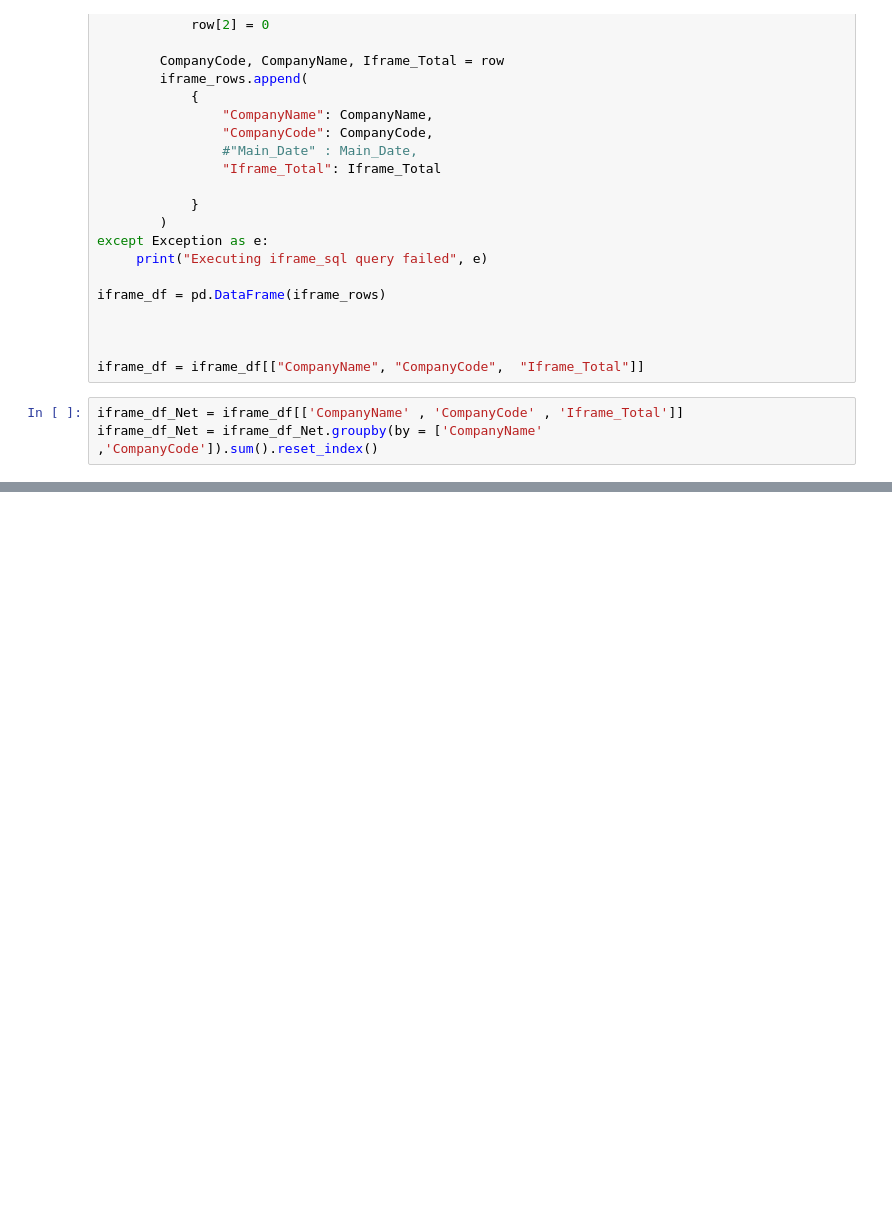
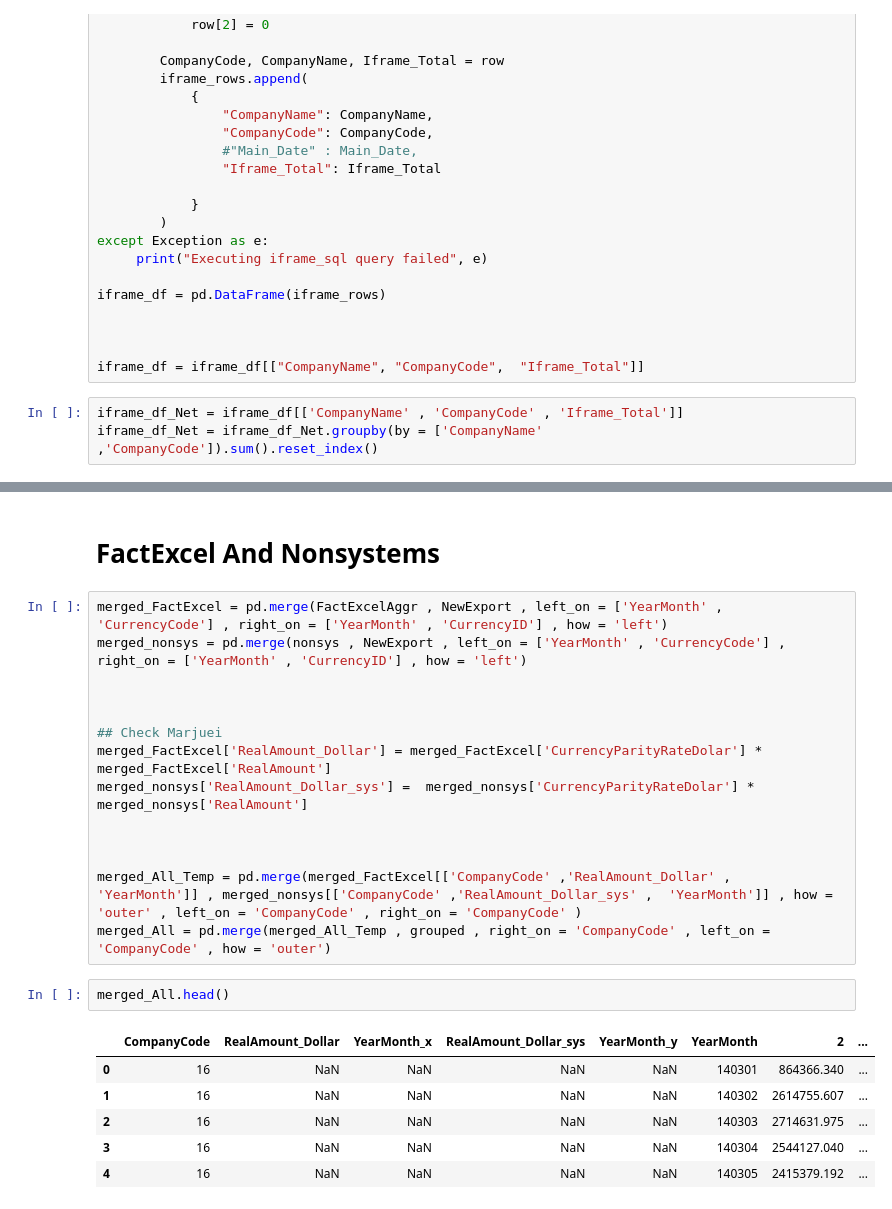
Before and after one commit to YeganehSol/Export-Dashboard, a Jupyter notebook: Export Queries_Final.ipynb, the cells around one changed output, grey strips where cells are left out. Cells and saved outputs as stored; diff of their text form; blank space fills up the shorter version.

```diff
--- a/Export Queries_Final.ipynb
+++ b/Export Queries_Final.ipynb
@@ -466,0 +622,25 @@ else:
+# %% [markdown]
+# FactExcel And Nonsystems
+# %%
+merged_FactExcel = pd.merge(FactExcelAggr , NewExport , left_on = ['YearMonth' , 'CurrencyCode'] , right_on = ['YearMonth' , 'CurrencyID'] , how = 'left')
+merged_nonsys = pd.merge(nonsys , NewExport , left_on = ['YearMonth' , 'CurrencyCode'] , right_on = ['YearMonth' , 'CurrencyID'] , how = 'left')
+
+
+
+## Check Marjuei
+merged_FactExcel['RealAmount_Dollar'] = merged_FactExcel['CurrencyParityRateDolar'] * merged_FactExcel['RealAmount']
+merged_nonsys['RealAmount_Dollar_sys'] =  merged_nonsys['CurrencyParityRateDolar'] * merged_nonsys['RealAmount']
+
+
+
+merged_All_Temp = pd.merge(merged_FactExcel[['CompanyCode' ,'RealAmount_Dollar' ,  'YearMonth']] , merged_nonsys[['CompanyCode' ,'RealAmount_Dollar_sys' ,  'YearMonth']] , how = 'outer' , left_on = 'CompanyCode' , right_on = 'CompanyCode' )
+merged_All = pd.merge(merged_All_Temp , grouped , right_on = 'CompanyCode' , left_on = 'CompanyCode' , how = 'outer')
+# %%
+merged_All.head()
+# %% [output]
+|  | CompanyCode | RealAmount_Dollar | YearMonth_x | RealAmount_Dollar_sys | YearMonth_y | YearMonth | 2 | ... |
+| 0 | 16 | NaN | NaN | NaN | NaN | 140301 | 864366.340 | ... |
+| 1 | 16 | NaN | NaN | NaN | NaN | 140302 | 2614755.607 | ... |
+| 2 | 16 | NaN | NaN | NaN | NaN | 140303 | 2714631.975 | ... |
+| 3 | 16 | NaN | NaN | NaN | NaN | 140304 | 2544127.040 | ... |
+| 4 | 16 | NaN | NaN | NaN | NaN | 140305 | 2415379.192 | ... |
```
Also changed, not shown: parts of 27 cells of this notebook.
